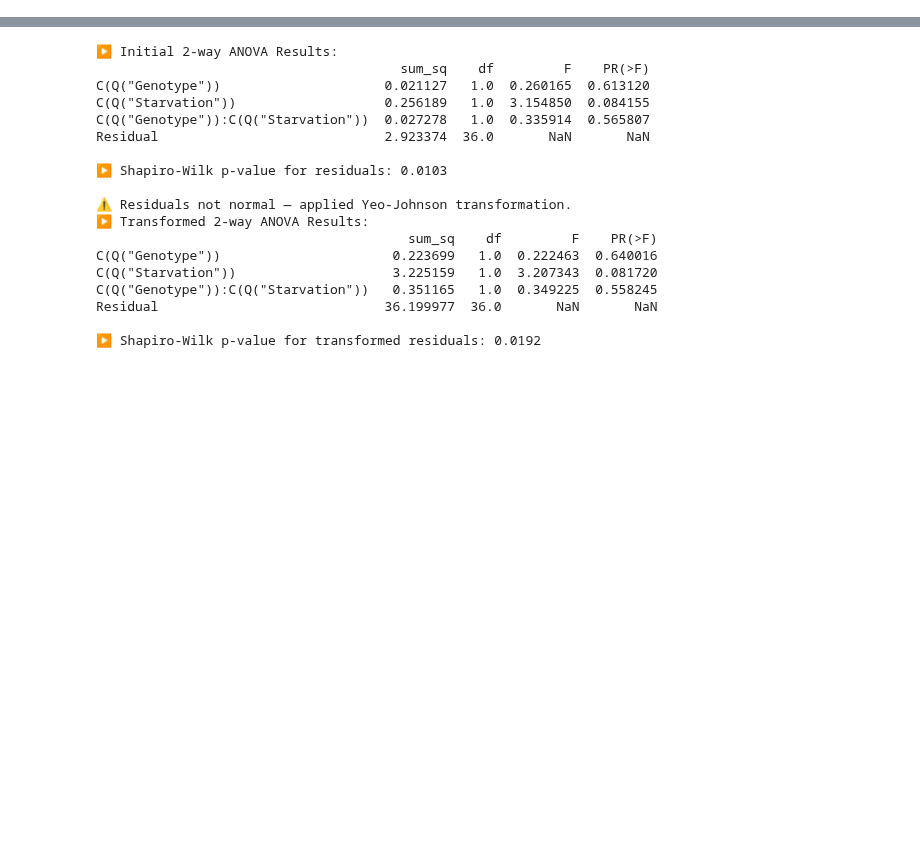
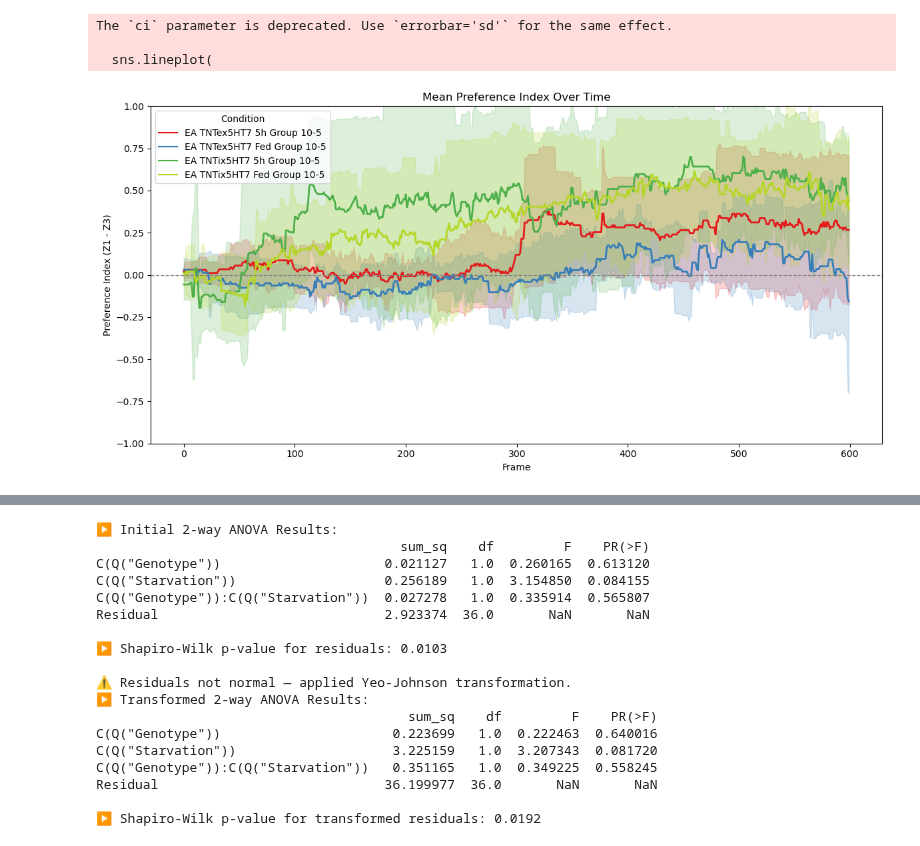
Before and after one commit to HariPNarayanan/larva-locater, a Jupyter notebook: Structured/analysis_bulk.ipynb, the cells around one changed output, grey strips where cells are left out. Saved outputs shown, nothing was run; the diff lists cells and outputs as text; code cells hidden in the pictures; blank space fills up the shorter version.

```diff
--- a/Structured/analysis_bulk.ipynb
+++ b/Structured/analysis_bulk.ipynb
@@ -285,26 +285,46 @@ TNTex5HT7_Fed vs. TNTix5HT7_5h: Custom statistical test, P_val:1.670e-01
 # %%
 # #Replace the RHS with whichever dataframe you would like to plot.
 
-# df_plotter = df_Kir_CSD_EA
+df_plotter = df_TNTx5HT7_EA_105
 
 # #Comment or uncomment as and when plot is required.
 
-# sbs.lineplot(df_plotter, x = 'Frame', y ='Distance', hue = 'Condition')
+#sbs.lineplot(df_plotter, x = 'Frame', y ='Distance', hue = 'Condition')
 
-# plotting.plot_zone_means_subplot(df_plotter)
+ # How to use the colour defining feature on all functions:
+        # # Using a dict
+        # custom_colors = {
+        #     "ConditionA": "#1f77b4",  # blue
+        #     "ConditionB": "#ff7f0e",  # orange
+        #     "ConditionC": "#2ca02c",  # green
+        #     "ConditionD": "#d62728"   # red
+        # }
 
-# plotting.plot_distance_by_condition(df_plotter)
+        # plot_zone_means_subplot(df, condition_colors=custom_colors)
 
-# plotting.plot_preference_index_over_time(df_plotter)
+        # # Or using a list (order = first appearance of conditions in the data)
 
-# for cond in df_plotter['Condition'].unique():
-#    plotting.radial_sholl_heatmap_per_bin_normalized(df_plotter[df_plotter['Condition'] == cond], max_radius=11, spatial_bin=2)
-#    plotting.plot_trajectory_heatmaps(df_plotter, cond)
+        # plot_zone_means_subplot(df, condition_colors=["#1f77b4", "#ff7f0e", "#2ca02c", "#d62728"])
 
-# plotting.plot_preference_index_boxplots(df_plotter)
+# plotting.plot_zone_means_subplot(df_plotter, condition_colors=["#1f77b4", "#dbd826", "#2ca02c", "#d62728"])
 
-# cumulative_df = plotting.analyze_and_plot_target_acquisition(df_plotter)
+# plotting.plot_distance_by_condition(df_plotter, condition_colors=["#1f77b4", "#dbd826", "#2ca02c", "#d62728"])
 
-# params = plotting.fit_logistic_to_success(cumulative_df)
+plotting.plot_preference_index_over_time(df_plotter, condition_colors=["#e41a1c", "#377eb8", "#4daf4a", "#b6d627"])
 
-# params
+#for cond in df_plotter['Condition'].unique():
+    #plotting.radial_sholl_heatmap_per_bin_normalized(df_plotter[df_plotter['Condition'] == cond], max_radius=11, spatial_bin=2)
+    #plotting.plot_trajectory_heatmaps(df_plotter, cond)
+
+#plotting.plot_preference_index_boxplots(df_plotter, condition_colors=["#1f77b4", "#ff7f0e", "#2ca02c", "#221818"])
+
+#cumulative_df = plotting.analyze_and_plot_target_acquisition(df_plotter, condition_colors=["#1f77b4", "#ff7f0e", "#2ca02c", "#d62728"])
+
+#params = plotting.fit_logistic_to_success(cumulative_df)
+
+#params
+# %% [output]
+The `ci` parameter is deprecated. Use `errorbar='sd'` for the same effect.
+
+  sns.lineplot(
+[figure, added]
```
Also changed, not shown: parts of 5 cells of this notebook, 1 other file.
